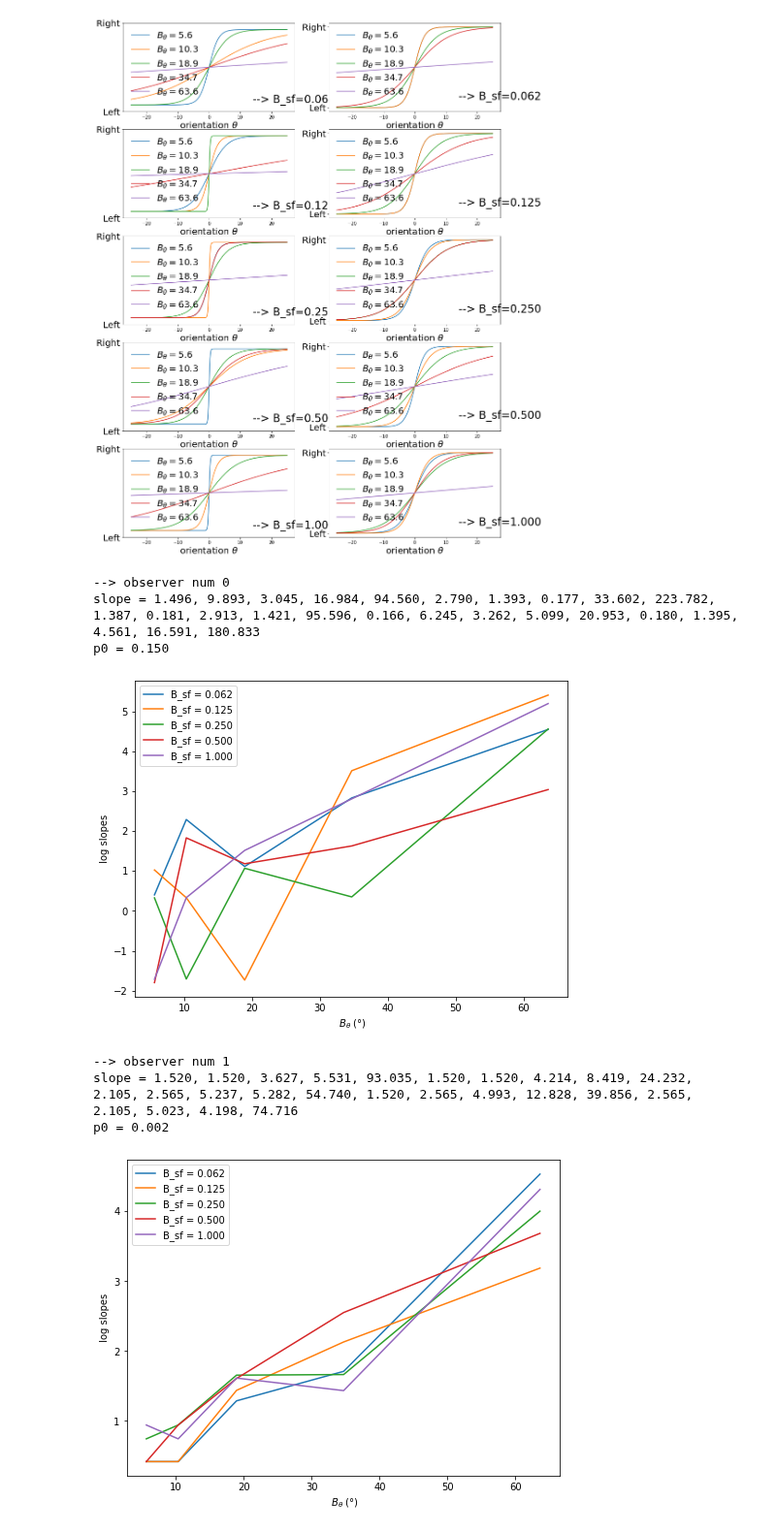
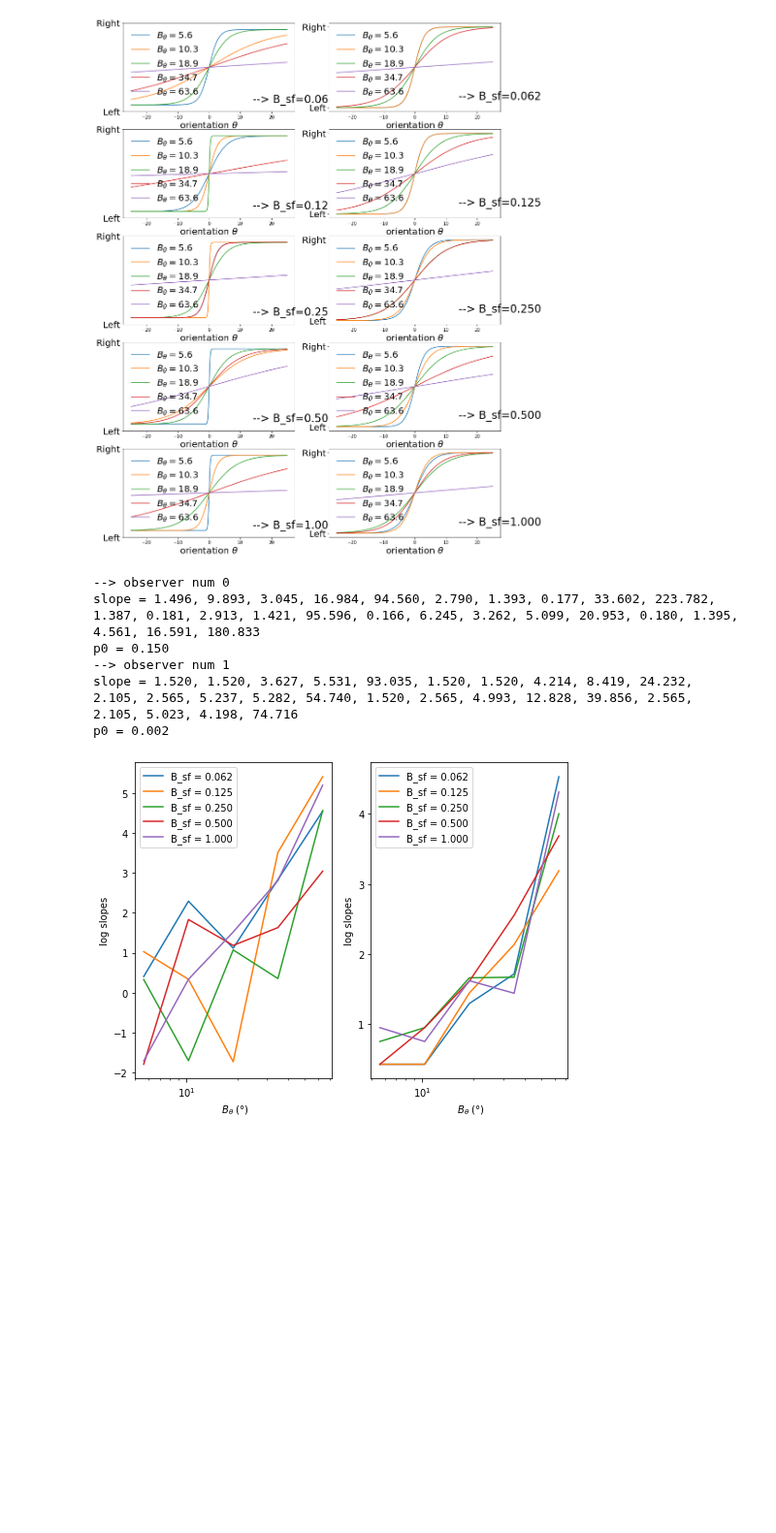
Before and after one commit to jennafradin/MSc-Internship, a Jupyter notebook: Notebooks/W17/39_analysis_joint_fit.ipynb, the cells around one changed output. Shown at 97% size. Drawn from its saved outputs; the diff is of its cells as text; code cells hidden in the pictures; blank space fills up the shorter version.

```diff
--- a/Notebooks/W17/39_analysis_joint_fit.ipynb
+++ b/Notebooks/W17/39_analysis_joint_fit.ipynb
@@ -235,24 +235,23 @@ for num, data in enumerate(subj_data_list) :
 --> observer num 1
 [figure]
 # %%
+fig, axs = plt.subplots(1, len(subj_data_list), figsize=(8,6))
 for num, data in enumerate(subj_data_list) :
     print('--> observer num', num)
     theta0_, wt_, p0_ = get_params(results[num], verbose=True)
     coef_list = []
-    plt.figure(figsize = (8,6))
     for i_B_sf, B_sf in enumerate(B_sf_list):
         wt__ = wt_[(i_B_sf*len(B_theta_list)):((i_B_sf+1)*len(B_theta_list))]
-        plt.plot(B_theta_list, np.log(wt__), label=f'B_sf = {B_sf:.3f}')
-    plt.xlabel(r' $B_\theta$ (°)')
-    plt.ylabel(r' log slopes ')
-    plt.legend(loc ='best')
-    plt.show()
+        axs[num].plot(B_theta_list, np.log(wt__), label=f'B_sf = {B_sf:.3f}')
+    axs[num].set_xlabel(r' $B_\theta$ (°)')
+    axs[num].set_ylabel(r' log slopes ')
+    axs[num].legend(loc ='best')
+    axs[num].set_xscale('log')
 # %% [output]
 --> observer num 0
 slope = 1.496, 9.893, 3.045, 16.984, 94.560, 2.790, 1.393, 0.177, 33.602, 223.782, 1.387, 0.181, 2.913, 1.421, 95.596, 0.166, 6.245, 3.262, 5.099, 20.953, 0.180, 1.395, 4.561, 16.591, 180.833
 p0 = 0.150
+--> observer num 1
+slope = 1.520, 1.520, 3.627, 5.531, 93.035, 1.520, 1.520, 4.214, 8.419, 24.232, 2.105, 2.565, 5.237, 5.282, 54.740, 1.520, 2.565, 4.993, 12.828, 39.856, 2.565, 2.105, 5.023, 4.198, 74.716
+p0 = 0.002
-[figure, old version]
+[figure, new version]
---> observer num 1
-slope = 1.520, 1.520, 3.627, 5.531, 93.035, 1.520, 1.520, 4.214, 8.419, 24.232, 2.105, 2.565, 5.237, 5.282, 54.740, 1.520, 2.565, 4.993, 12.828, 39.856, 2.565, 2.105, 5.023, 4.198, 74.716
-p0 = 0.002
-[figure, removed]
```
Also changed, not shown: 2 other files.
